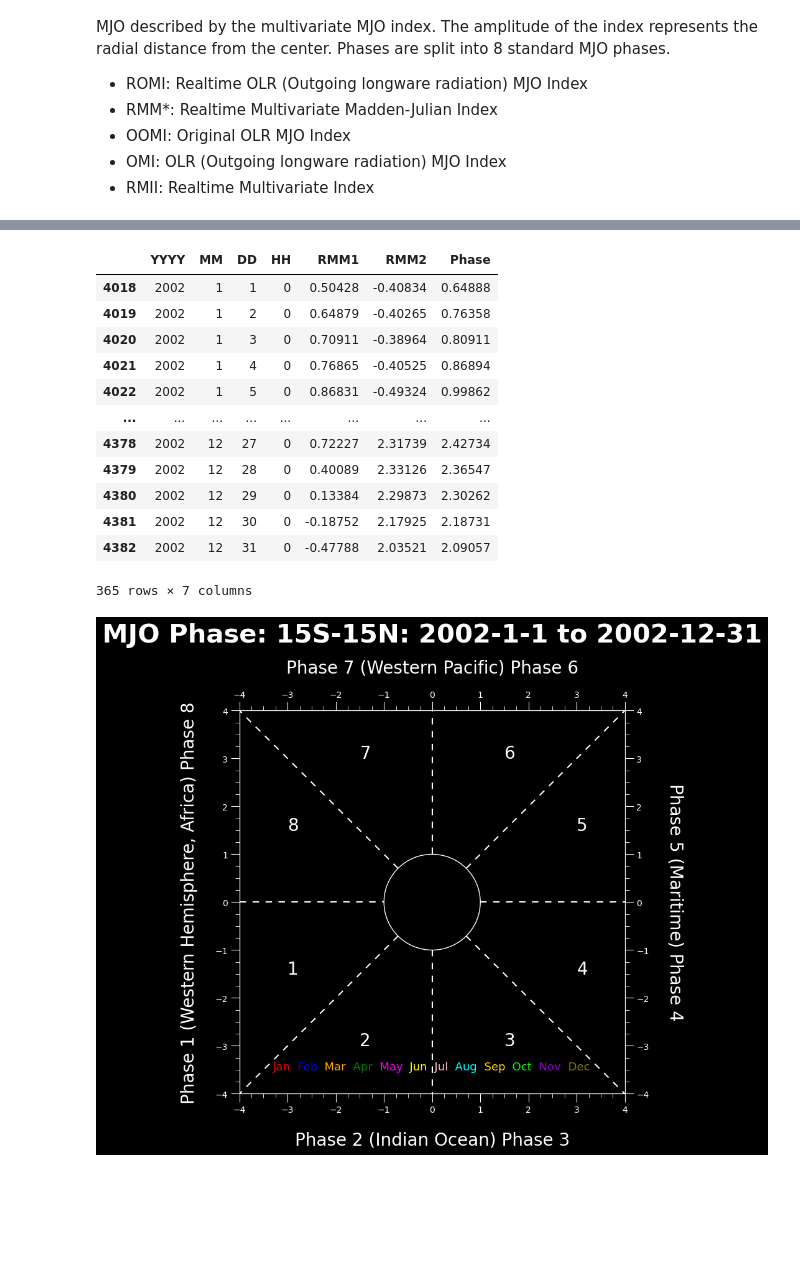
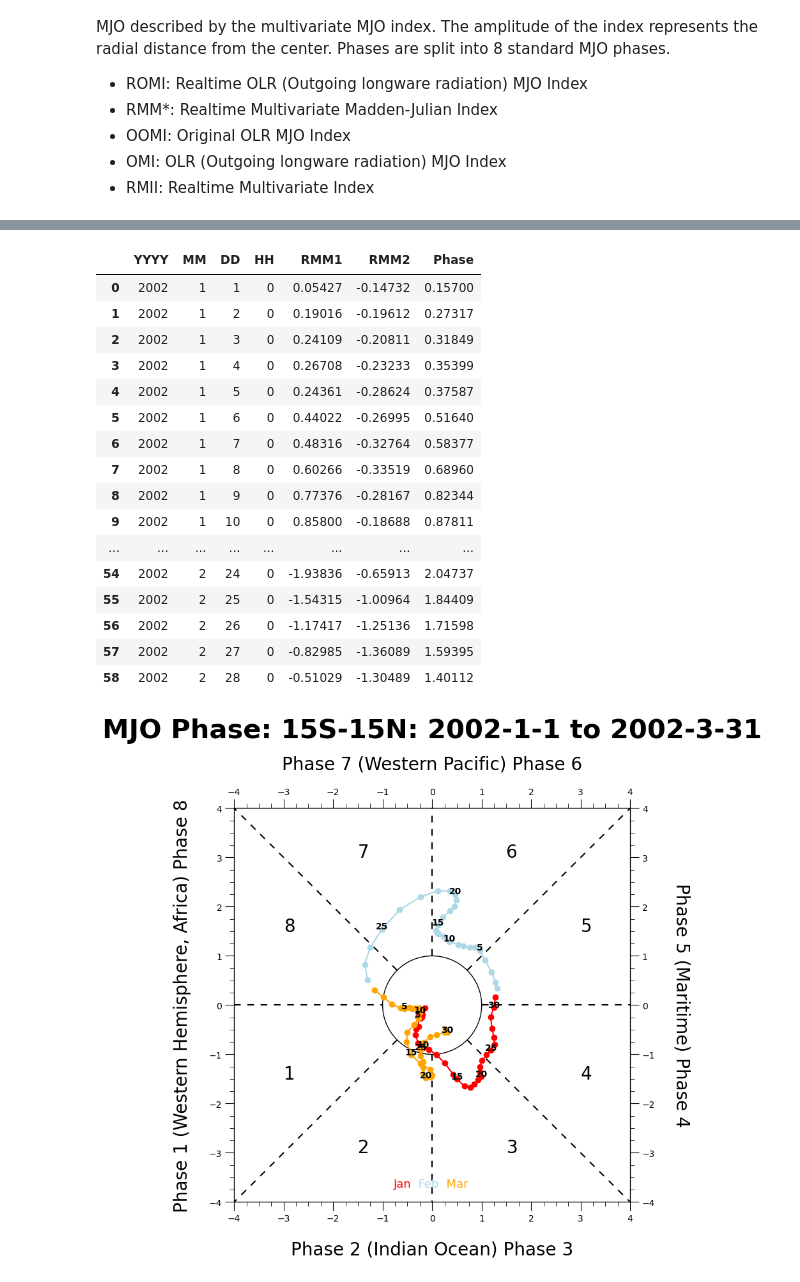
Before and after one commit to cyschneck/geocat-research, a Jupyter notebook: mjo/mjo_phase_background.ipynb, the cells around one changed output, grey strips where cells are left out. Drawn from its saved outputs; the diff is of its cells as text; code cells hidden in the pictures; blank space fills up the shorter version.

Commit message:
setup text every 5days

```diff
--- a/mjo/mjo_phase_background.ipynb
+++ b/mjo/mjo_phase_background.ipynb
@@ -171,7 +171,8 @@ The Wheeler-Hendon MJO index plots the time, location, and magnitude/amplitude o
 # %%
 import pandas as pd
 # %%
-romi_url = "https://www.psl.noaa.gov/mjo/mjoindex/romi.cpcolr.1x.txt"
+#romi_url = "https://www.psl.noaa.gov/mjo/mjoindex/romi.cpcolr.1x.txt"
+romi_url = "https://www.psl.noaa.gov/mjo/mjoindex/romi.1x.txt"
 df = pd.read_csv(romi_url, sep="\s+", header=None, names=["YYYY", "MM", "DD", "HH", "RMM1", "RMM2", "Phase"])
 df
 # %% [output]
@@ -191,20 +192,26 @@ df
 # %%
-df_2002 = df[df["YYYY"] == 2002]
+#df_2002 = df[df["YYYY"] == 2002]
+df_2002 = df[(df["YYYY"] == 2002) & ((df["MM"] == 1) | (df["MM"] == 2))]
+#df_2002 = df[(df["YYYY"] == 2002) & (df["MM"] == 1) | (df["MM"] == 2) | (df["MM"] == 3)]
 df_2002
 # %% [output]
 |  | YYYY | MM | DD | HH | RMM1 | RMM2 | Phase |
-| 4018 | 2002 | 1 | 1 | 0 | 0.50428 | -0.40834 | 0.64888 |
-| 4019 | 2002 | 1 | 2 | 0 | 0.64879 | -0.40265 | 0.76358 |
-| 4020 | 2002 | 1 | 3 | 0 | 0.70911 | -0.38964 | 0.80911 |
-| 4021 | 2002 | 1 | 4 | 0 | 0.76865 | -0.40525 | 0.86894 |
-| 4022 | 2002 | 1 | 5 | 0 | 0.86831 | -0.49324 | 0.99862 |
+| 0 | 2002 | 1 | 1 | 0 | 0.05427 | -0.14732 | 0.15700 |
+| 1 | 2002 | 1 | 2 | 0 | 0.19016 | -0.19612 | 0.27317 |
+| 2 | 2002 | 1 | 3 | 0 | 0.24109 | -0.20811 | 0.31849 |
+| 3 | 2002 | 1 | 4 | 0 | 0.26708 | -0.23233 | 0.35399 |
+| 4 | 2002 | 1 | 5 | 0 | 0.24361 | -0.28624 | 0.37587 |
+| 5 | 2002 | 1 | 6 | 0 | 0.44022 | -0.26995 | 0.51640 |
+| 6 | 2002 | 1 | 7 | 0 | 0.48316 | -0.32764 | 0.58377 |
+| 7 | 2002 | 1 | 8 | 0 | 0.60266 | -0.33519 | 0.68960 |
+| 8 | 2002 | 1 | 9 | 0 | 0.77376 | -0.28167 | 0.82344 |
+| 9 | 2002 | 1 | 10 | 0 | 0.85800 | -0.18688 | 0.87811 |
 | ... | ... | ... | ... | ... | ... | ... | ... |
-| 4378 | 2002 | 12 | 27 | 0 | 0.72227 | 2.31739 | 2.42734 |
-| 4379 | 2002 | 12 | 28 | 0 | 0.40089 | 2.33126 | 2.36547 |
-| 4380 | 2002 | 12 | 29 | 0 | 0.13384 | 2.29873 | 2.30262 |
-| 4381 | 2002 | 12 | 30 | 0 | -0.18752 | 2.17925 | 2.18731 |
-| 4382 | 2002 | 12 | 31 | 0 | -0.47788 | 2.03521 | 2.09057 |
+| 54 | 2002 | 2 | 24 | 0 | -1.93836 | -0.65913 | 2.04737 |
+| 55 | 2002 | 2 | 25 | 0 | -1.54315 | -1.00964 | 1.84409 |
+| 56 | 2002 | 2 | 26 | 0 | -1.17417 | -1.25136 | 1.71598 |
+| 57 | 2002 | 2 | 27 | 0 | -0.82985 | -1.36089 | 1.59395 |
+| 58 | 2002 | 2 | 28 | 0 | -0.51029 | -1.30489 | 1.40112 |
-365 rows × 7 columns
 # %%
 # Create base of the map for a Phase Diagram
 from matplotlib import pyplot as plt
@@ -349,8 +356,8 @@ def mjo_phase_background_data(is_darkmode=False,
 
     plt.title(f"MJO Phase: 15S-15N: {start_date} to {end_date}", fontsize=30, fontweight="bold", pad=20)
 
-    # Plot Data
-    colors = ["red", "blue", "orange", "green", "magenta", "yellow",
+    # Setup Months Text at Bottom of Plot
+    colors = ["red", "lightblue", "orange", "green", "magenta", "yellow",
               "pink", "cyan", "gold", "lime", "darkviolet", "olive"]
 
     month_dict = {1: "Jan", 2: "Feb", 3: "Mar", 4: "Apr", 5: "May", 6: "Jun",
@@ -364,7 +371,7 @@ def mjo_phase_background_data(is_darkmode=False,
     for i, month in enumerate(months):
         if i == 0:
             # First Element
-            text = ax.text(start_index, -3.5, month, color=colors[i], fontsize=13)
+            text = ax.text(start_index, -3.7, month, color=colors[i], fontsize=13)
         else:
             # Remaining Elements
             text = ax.annotate(f"  {month}",
@@ -373,9 +380,28 @@ def mjo_phase_background_data(is_darkmode=False,
                                verticalalignment="bottom",
                                fontsize=13,
                                color=colors[i])
+        # Plot data
+        plt.plot(data[data["MM"] == all_months[i]]["RMM2"],
+                 -data[data["MM"] == all_months[i]]["RMM1"],
+                 zorder=1,
+                 c=colors[i])
+        plt.scatter(data[data["MM"] == all_months[i]]["RMM2"],
+                    -data[data["MM"] == all_months[i]]["RMM1"],
+                    zorder=1,
+                    c=colors[i])
 
+    # Annotate text every 5 days
+    days_text = [5, 10, 15, 20, 25, 30]
+    days_filtered = data[data["DD"].isin(days_text)]
+    for index, row in days_filtered.iterrows():
+        plt.text(x=row["RMM2"],
+                y=-row["RMM1"],
+                s=int(row["DD"]),
+                ha="center",
+                zorder=2,
+                fontweight="bold")
     plt.show()
 # %%
-mjo_phase_background_data(is_darkmode=True, radius=1, data=df_2002)
+mjo_phase_background_data(is_darkmode=False, radius=1, data=df_2002)
 # %% [output]
-[figure, old version]
+[figure, new version]
```
Also changed, not shown: parts of 1 cell of this notebook.
